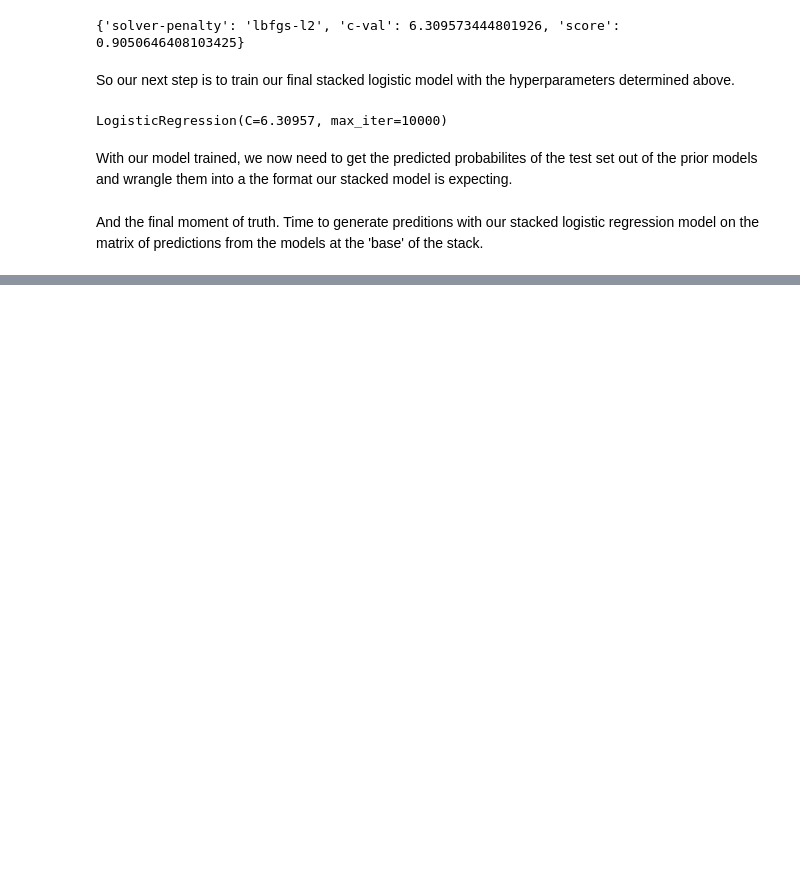
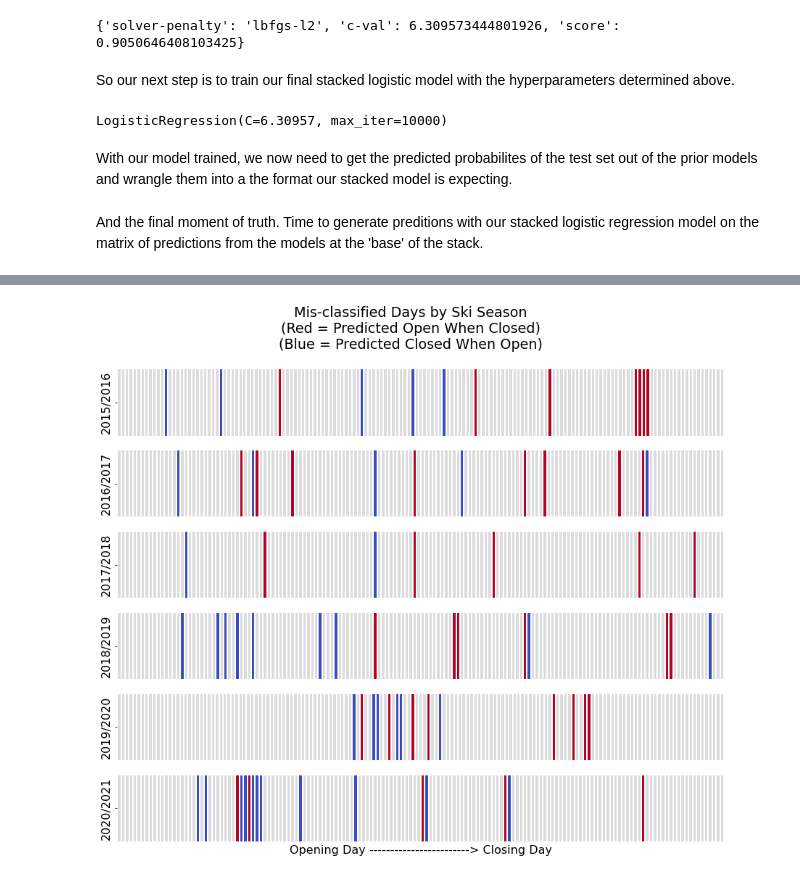
Before and after one commit to wjmatthews/wb_lift_openings, a Jupyter notebook: FeatureEngineeringAndModellingPartII.ipynb, the cells around one changed output, grey strips where cells are left out. Cells and saved outputs as stored; diff of their text form; code cells hidden in the pictures; blank space fills up the shorter version.

```diff
--- a/FeatureEngineeringAndModellingPartII.ipynb
+++ b/FeatureEngineeringAndModellingPartII.ipynb
@@ -2206,0 +2360,62 @@ weighted avg       0.90      0.90      0.90       262
+# %%
+# get the probability of open only
+model_predictions = logmod_accuracy.predict_proba(X_IV_scaled)[:, 1].tolist()
+
+# set threashold - no idea why we had to do it this way, but it worked.
+threashold = np.arange(0.62, 0.621, 0.01)
+
+# get predictions at threashold
+model_predictions_binarized = np.where(model_predictions > threashold[0], 1, 0)
+# %%
+# get single array where 1 is false positive, 0 is accurate, and -1 is false negative
+predictions_vs_actual = model_predictions_binarized - y_IV
+
+# sort in date order
+predictions_vs_actual.sort_index(inplace = True)
+
+# put into dataframe so we can plot (heatmap doesn't do 1D arrays)
+pred_vs_act_df = pd.DataFrame(predictions_vs_actual)
+# %%
+# plot a heatmap
+fig, axes = plt.subplots(6, figsize = (15,12))
+
+# list of years to loop through - skip first season as it is only started at January
+years = np.arange(2015, 2021, 1)
+
+# loop through seasons except the first and store them
+for ax, yr in zip(axes, years):
+
+    # get this seasons values
+    yr_df = pred_vs_act_df[(pred_vs_act_df.index > datetime(yr, 5, 1).date()) &
+                           (pred_vs_act_df.index < datetime(yr + 1, 5, 1).date())]
+
+    # fixed start and end dates for all seasons so the plots line up
+    idx = pd.date_range(f'{yr}-11-15', f'{yr + 1}-4-17')
+
+    # re index to include uniform date range, fill blanks with zeros so they show up as neutral on the plot.
+    yr_df = yr_df.reindex(idx, fill_value = 0)
+
+    # set the column name
+    yr_df.rename(columns = {'day_status_L0h': f"{yr}/{yr + 1}"}, inplace = True )
+
+    # transpose to plot horizontally
+    yr_df = yr_df.T
+
+    sns.heatmap(yr_df,
+                cmap = 'coolwarm',
+                linewidths = 0.01,
+                xticklabels = False,
+                vmin = -1,
+                vmax = 1,
+                ax = ax,
+                cbar = False)
+
+# add x-label to last axis
+ax.set_xlabel("Opening Day ------------------------> Closing Day")
+
+# set title
+fig.suptitle('Mis-classified Days by Ski Season\n(Red = Predicted Open When Closed)\n(Blue = Predicted Closed When Open)')
+
+plt.show()
+# %% [output]
+[figure, added]
```
Also changed, not shown: parts of 36 cells of this notebook, 3 other files.
